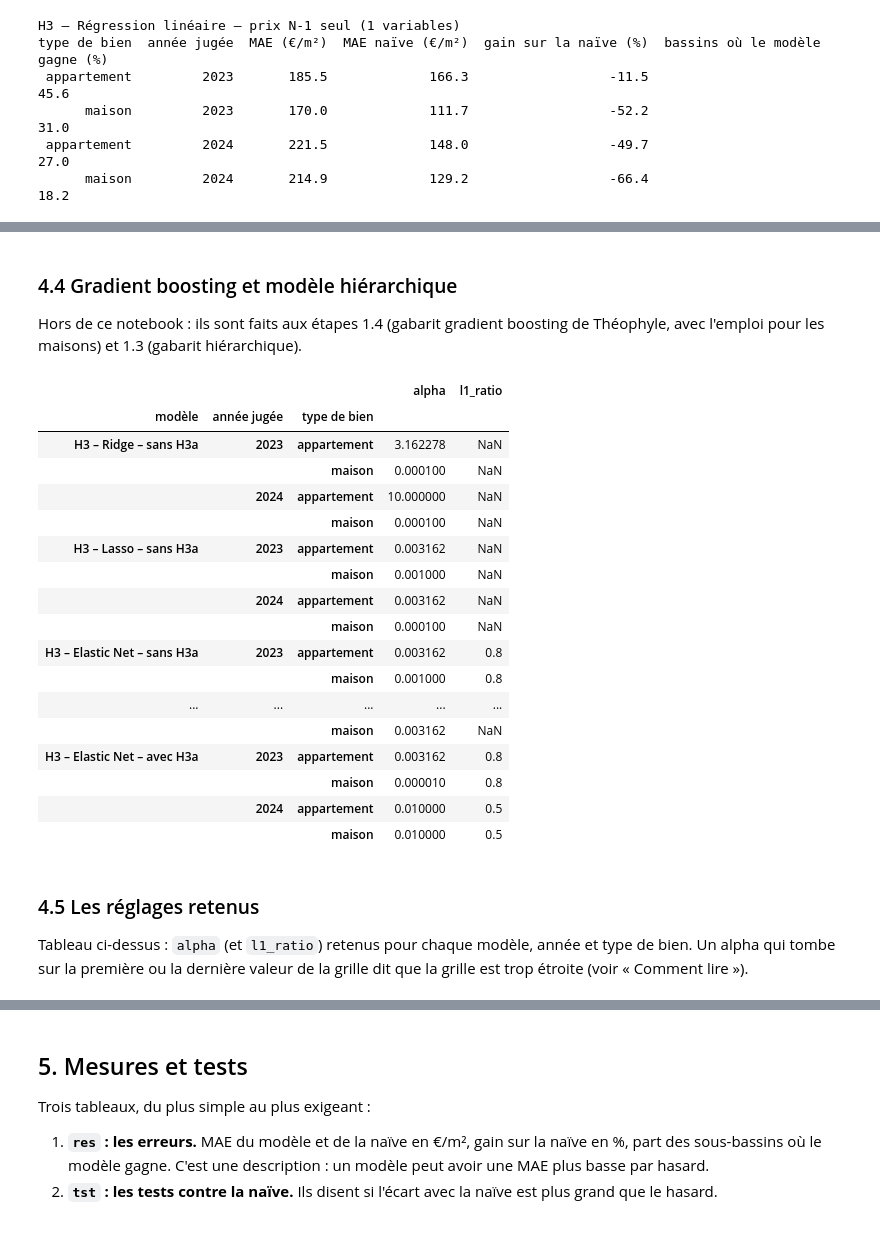
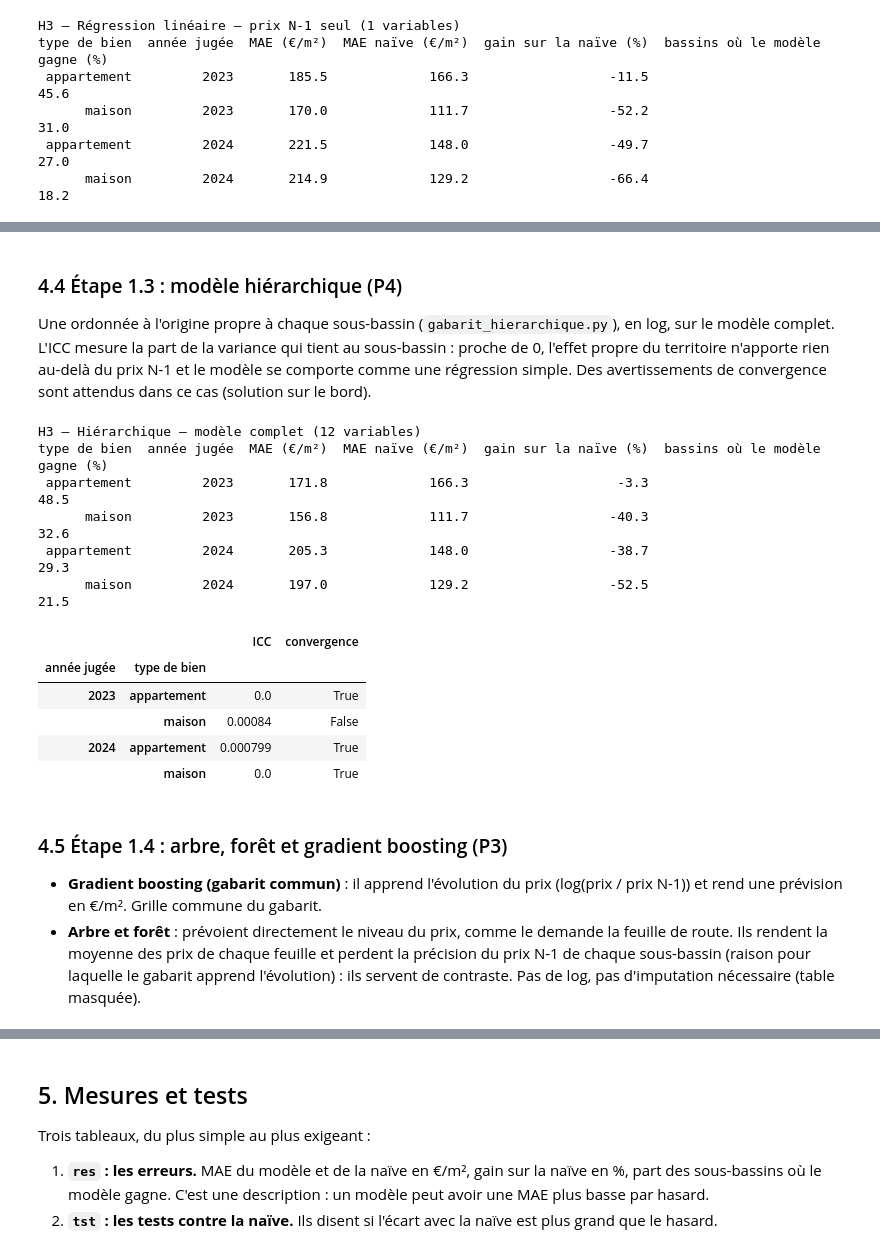
Before and after one commit to cecile-learns/projet_compagnon, a Jupyter notebook: 03_modelisation/H3_globale.ipynb, the cells around one changed output, grey strips where cells are left out. Cells and saved outputs as stored; diff of their text form; code cells hidden in the pictures.

Commit message:
H3 globale : H3a/H3b/H3c intégrées, étapes 1.0 à 1.4

```diff
--- a/03_modelisation/H3_globale.ipynb
+++ b/03_modelisation/H3_globale.ipynb
@@ -21,18 +19,16 @@ Les variables sont rangées par bloc, dans l'ordre où elles entrent dans les mo
 # %%
 HYPOTHESE = "H3"
 
-# --- H3b retenu (conclusion de Cécile) -------------------------------------------------------------
+# --- H3b retenu (conclusion de Cécile) : parc, vacance, densité ---
 PARC = ["taux_vacance", "part_rsec", "part_apparts", "log_nb_logements", "part_moins40m2",
         "part_avant1946", "part_2006_2019", "anciennete_moyenne", "part_sans_voiture"]
 VACANCE = ["taux_vacance_complete"]
 DENSITE = ["densite_population"]
-# --- H3a : conclusion non reçue (PROVISOIRE : tous les indicateurs, à restreindre) -----------------
+# --- H3a : rien de retenu ; les équipements sont testés en variante (piste de Théophyle) ---
 EQUIPEMENTS = ["taux_equip_commerces", "taux_equip_sante", "taux_equip_services", "taux_equip_sports",
                "taux_equip_tourisme", "taux_equip_transports"]
-DELINQUANCE = ["taux3_vols_sans_violence", "taux3_vols_vehicules", "taux3_vols_violents", "taux3_cambriolages",
-               "taux3_violences_intrafamiliales", "taux3_violences_sexuelles", "taux3_stupefiants"]
 
-VARIABLES_BLOC = PARC + VACANCE + DENSITE + EQUIPEMENTS + DELINQUANCE      # tous les blocs (constat rapide)
+VARIABLES_BLOC = PARC + VACANCE + DENSITE + EQUIPEMENTS      # tous les blocs testés (constat rapide, section 2)
 
 # Variables asymétriques de la table (audit complémentaire, version 2)
 LOG = ["nb_ventes_n1", "densite_population", "niveau_vie_median",
@@ -275,9 +283,9 @@ Trois régularisations (Ridge, Lasso, Elastic Net) sur deux jeux de variables, a
 # %%
 REFERENCE_VARS = ["prix_n1"]
-SANS_H3A = REFERENCE_VARS + PARC + VACANCE + DENSITE
-AVEC_H3A = SANS_H3A + EQUIPEMENTS + DELINQUANCE
+MODELE_COMPLET = REFERENCE_VARS + PARC + VACANCE + DENSITE        # prix N-1 + blocs retenus (H3b)
+AVEC_EQUIPEMENTS = MODELE_COMPLET + EQUIPEMENTS                   # variante : piste H3a
 GRILLE_RIDGE = {"alpha": list(np.logspace(-4, 3, 15))}
 GRILLE_LASSO = {"alpha": list(np.logspace(-5, -1, 9))}
 GRILLE_EN = {"alpha": list(np.logspace(-5, -1, 9)), "l1_ratio": [0.2, 0.5, 0.8]}
-print(len(SANS_H3A), "variables sans H3a ;", len(AVEC_H3A), "avec H3a")
+print(len(MODELE_COMPLET), "variables dans le modèle complet ;", len(AVEC_EQUIPEMENTS), "avec les équipements")
 # %% [output]
@@ -385,32 +395,30 @@ type de bien  année jugée  MAE (€/m²)  MAE naïve (€/m²)  gain sur la na
 # %% [markdown]
-### 4.4 Gradient boosting et modèle hiérarchique
-Hors de ce notebook : ils sont faits aux étapes 1.4 (gabarit gradient boosting de Théophyle, avec l'emploi pour les maisons) et 1.3 (gabarit hiérarchique).
+### 4.4 Étape 1.3 : modèle hiérarchique (P4)
+Une ordonnée à l'origine propre à chaque sous-bassin (`gabarit_hierarchique.py`), en log, sur le modèle complet. L'ICC mesure la part de la variance qui tient au sous-bassin : proche de 0, l'effet propre du territoire n'apporte rien au-delà du prix N-1 et le modèle se comporte comme une régression simple. Des avertissements de convergence sont attendus dans ce cas (solution sur le bord).
 # %%
-# Réglage retenu par la validation (alpha, l1_ratio) pour chaque modèle : le meilleur réglage est-il collé au bord de la grille ?
-reglages = pd.DataFrame(
-    {(nom, a, t): {k.split("__")[-1]: v for k, v in m.best_params_.items()}
-     for (nom, a, t), (m, _, _) in ajustes.items() if hasattr(m, "best_params_")}).T
-reglages.index.names = ["modèle", "année jugée", "type de bien"]
-reglages
+import warnings
+with warnings.catch_warnings():
+    warnings.simplefilter("ignore")          # convergence du modèle mixte : relevée par m.modele_.converge_ (ci-dessous)
+    HIERARCHIQUE = lancer("Hiérarchique – modèle complet", ModeleHierarchique(), MODELE_COMPLET, log=True)
+icc = pd.DataFrame({(a, t): {"ICC": ajustes[(HIERARCHIQUE, a, t)][0].modele_.icc_,
+                             "convergence": ajustes[(HIERARCHIQUE, a, t)][0].modele_.converge_}
+                    for a in commun.ANNEES_JUGEES for t in ["appartement", "maison"]}).T
+icc.index.names = ["année jugée", "type de bien"]
+icc.round(4)
 # %% [output]
+H3 – Hiérarchique – modèle complet (12 variables)
+type de bien  année jugée  MAE (€/m²)  MAE naïve (€/m²)  gain sur la naïve (%)  bassins où le modèle gagne (%)
+ appartement         2023       171.8             166.3                   -3.3                            48.5
+      maison         2023       156.8             111.7                  -40.3                            32.6
+ appartement         2024       205.3             148.0                  -38.7                            29.3
+      maison         2024       197.0             129.2                  -52.5                            21.5
-|  |  |  | alpha | l1_ratio |
-| modèle | année jugée | type de bien |  |  |
-| H3 – Ridge – sans H3a | 2023 | appartement | 3.162278 | NaN |
-|  |  | maison | 0.000100 | NaN |
-|  | 2024 | appartement | 10.000000 | NaN |
-|  |  | maison | 0.000100 | NaN |
-| H3 – Lasso – sans H3a | 2023 | appartement | 0.003162 | NaN |
-|  |  | maison | 0.001000 | NaN |
-|  | 2024 | appartement | 0.003162 | NaN |
-|  |  | maison | 0.000100 | NaN |
-| H3 – Elastic Net – sans H3a | 2023 | appartement | 0.003162 | 0.8 |
-|  |  | maison | 0.001000 | 0.8 |
-| ... | ... | ... | ... | ... |
-|  |  | maison | 0.003162 | NaN |
-| H3 – Elastic Net – avec H3a | 2023 | appartement | 0.003162 | 0.8 |
-|  |  | maison | 0.000010 | 0.8 |
-|  | 2024 | appartement | 0.010000 | 0.5 |
-|  |  | maison | 0.010000 | 0.5 |
+|  |  | ICC | convergence |
+| année jugée | type de bien |  |  |
+| 2023 | appartement | 0.0 | True |
+|  | maison | 0.00084 | False |
+| 2024 | appartement | 0.000799 | True |
+|  | maison | 0.0 | True |
 # %% [markdown]
-### 4.5 Les réglages retenus
-Tableau ci-dessus : `alpha` (et `l1_ratio`) retenus pour chaque modèle, année et type de bien. Un alpha qui tombe sur la première ou la dernière valeur de la grille dit que la grille est trop étroite (voir « Comment lire »).
+### 4.5 Étape 1.4 : arbre, forêt et gradient boosting (P3)
+- **Gradient boosting (gabarit commun)** : il apprend l'évolution du prix (log(prix / prix N-1)) et rend une prévision en €/m². Grille commune du gabarit.
+- **Arbre et forêt** : prévoient directement le niveau du prix, comme le demande la feuille de route. Ils rendent la moyenne des prix de chaque feuille et perdent la précision du prix N-1 de chaque sous-bassin (raison pour laquelle le gabarit apprend l'évolution) : ils servent de contraste. Pas de log, pas d'imputation nécessaire (table masquée).
```
Also changed, not shown: parts of 35 cells of this notebook, 1 other file.
